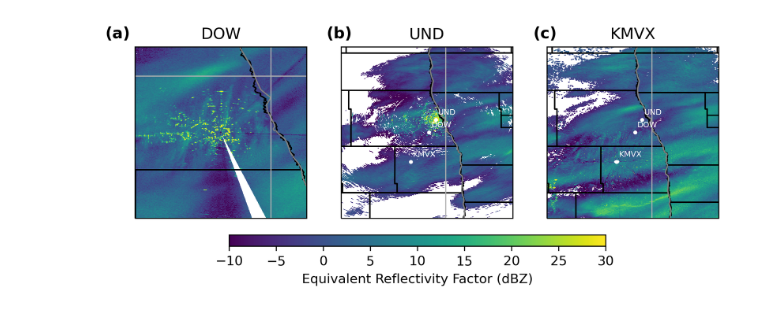
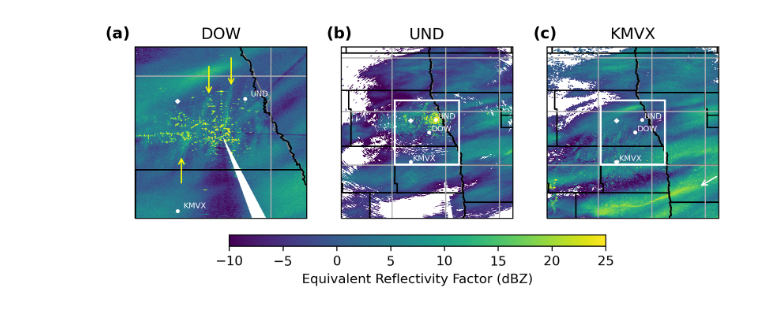
Before and after one commit to KennedyClouds/BAMS_2021, a Jupyter notebook: Radar_Fig.ipynb, the cells around one changed output. Cells and saved outputs as stored; diff of their text form; code cells hidden in the pictures.

```diff
--- a/Radar_Fig.ipynb
+++ b/Radar_Fig.ipynb
@@ -1,7 +1,7 @@
 # %%
 # Program to plot KMVX, UND radar, and DOW radar reflectivity, all at one time in a three-panel setup
-# Last edit on 13 Feb 2021
-
+# Originally created by Alec Sczepanski, edited by Aaron Kennedy
+# Last edit on 14 Feb 2021
 import matplotlib.pyplot as plt
 import pyart
 import netCDF4
@@ -38,14 +38,15 @@ max_lat = center_lat + 0.8
 min_lon = center_lon - 0.8
 max_lon = center_lon + 0.8
 
-
+dowlons = [min_lon+.5, max_lon-.5, max_lon-.5, min_lon+.5,min_lon+.5] #bounds for red box
+dowlats = [max_lat-.5, max_lat-.5, min_lat+.5, min_lat+.5,max_lat-.5]
 # Process UND second:
 radar_UND = pyart.io.read(fname_UND)
 display_UND = pyart.graph.RadarMapDisplay(radar_UND)
 
 #Use gatefilter to mask out noise and ground clutter around radar
 gatefilter = pyart.correct.GateFilter(radar_UND)
-gatefilter.exclude_below('cross_correlation_ratio', 0.7, exclude_masked = True)
+gatefilter.exclude_below('cross_correlation_ratio', 0.5, exclude_masked = True)
 
 
 # Finally, process KMVX:
@@ -60,17 +61,16 @@ display_MVX = pyart.graph.RadarMapDisplay(radar_MVX)
 
 # Time to plot a 1x3 plot
 projection = ccrs.PlateCarree()
-fig = plt.figure(figsize = [8,4],dpi=300)
+fig = plt.figure(figsize = [8,4],dpi=300,facecolor='white')
 
 lons=[-98,-97.5,-97,-96.5,-96,-95.5-95]
 lats=[46,46.5,47,47.5,48]
 #DOW
 ax1 = fig.add_subplot(131, projection = projection)
-ax1.add_feature(USCOUNTIES.with_scale('5m'))
 display_DOW.plot_ppi_map('DBZHC',
-        0,
+        0,raster=True,
         vmin = -10,
-        vmax = 30,
+        vmax = 25,
         min_lon = min_lon+.5,
         max_lon = max_lon-.5,
         min_lat = min_lat+.5,
@@ -83,19 +83,30 @@ display_DOW.plot_ppi_map('DBZHC',
         lon_0 = center_lon,
         title = 'DOW',
         cmap = 'viridis',
-        lat_lines=lats,
-        lon_lines=lons)
-#display_DOW.plot_point(-97.1747, 47.8025)
+        lat_lines=np.arange(45, 49, 0.5),
+        lon_lines=np.arange(-99, -94, 0.5))
+ax1.add_feature(USCOUNTIES.with_scale('5m'))
 ax1.text(-.1, 1.05,'(a)',horizontalalignment='center',fontsize=12,transform=ax1.transAxes,weight='bold')
+ax1.plot(-97.3254,47.9117,color='white',transform=ccrs.PlateCarree(),marker='D',zorder=2,markersize=2)
+ax1.plot(-97.09, 47.92,color='white',transform=ccrs.PlateCarree(),marker='o',zorder=2,markersize=2)
+ax1.text(-97.07, 47.93,'UND',color='white',transform=ccrs.PlateCarree(),fontsize=6)
+ax1.plot(center_lon_MVX, center_lat_MVX,color='white',transform=ccrs.PlateCarree(),marker='o',zorder=2,markersize=2)
+ax1.text(center_lon_MVX+.02, center_lat_MVX+.01,'KMVX',color='white',transform=ccrs.PlateCarree(),fontsize=6)
+ax1.annotate("",xy=(0.56, 0.76), xycoords='axes fraction',xytext=(0.56, 0.95), textcoords='axes fraction',
+            arrowprops=dict(arrowstyle="->",connectionstyle="arc3",color="yellow"))
+ax1.annotate("",xy=(0.43,0.71), xycoords='axes fraction',xytext=(0.43,0.90), textcoords='axes fraction',
+            arrowprops=dict(arrowstyle="->",connectionstyle="arc3",color="yellow"))
+ax1.annotate("",xy=(0.27,0.37), xycoords='axes fraction',xytext=(0.27,0.19), textcoords='axes fraction',
+            arrowprops=dict(arrowstyle="->",connectionstyle="arc3",color="yellow"))
 
 #UND
 
 ax2 = fig.add_subplot(132, projection = projection)
-ax2.add_feature(USCOUNTIES.with_scale('5m'))
+
 display_UND.plot_ppi_map('reflectivity',
-        3, #Sweep number 0=0.5deg, 1=1.0deg, 2=1.5deg, 3=2.0deg, 4=2.75deg, 5=3.5deg, 6=4.25deg, 7=5.0deg, 8=6.0deg, 9=7.0deg
+        3,raster=True, #Sweep number 0=0.5deg, 1=1.0deg, 2=1.5deg, 3=2.0deg, 4=2.75deg, 5=3.5deg, 6=4.25deg, 7=5.0deg, 8=6.0deg, 9=7.0deg
         vmin = -10,
-        vmax = 30,
+        vmax = 25,
         min_lon = min_lon,
         max_lon = max_lon,
         min_lat = min_lat,
@@ -108,23 +119,28 @@ display_UND.plot_ppi_map('reflectivity',
         lon_0 = center_lon,
         title = 'UND',
         cmap = 'viridis',
-        gatefilter = gatefilter)
-#display_UND.plot_point(-97.09, 47.92)
+        gatefilter = gatefilter,
+        lat_lines=np.arange(45, 49, 0.5),
+        lon_lines=np.arange(-99, -94, 0.5))
+ax2.add_feature(USCOUNTIES.with_scale('5m'))
+
 ax2.text(-.01, 1.05,'(b)',horizontalalignment='center',fontsize=12,transform=ax2.transAxes,weight='bold')
+ax2.plot(dowlons, dowlats, transform=ccrs.PlateCarree(),linewidth=1.5,color="white",zorder=2)
+ax2.plot(-97.3254,47.9117,color='white',transform=ccrs.PlateCarree(),marker='D',zorder=2,markersize=2)
 ax2.plot(-97.1547, 47.8025,color='white',transform=ccrs.PlateCarree(),marker='o',zorder=2,markersize=2)
-ax2.text(-97.1347, 47.8525,'DOW',color='white',transform=ccrs.PlateCarree(),fontsize=6)
+ax2.text(-97.1347, 47.8125,'DOW',color='white',transform=ccrs.PlateCarree(),fontsize=6)
 ax2.plot(-97.09, 47.92,color='white',transform=ccrs.PlateCarree(),marker='o',zorder=2,markersize=2)
-ax2.text(-97.07, 47.97,'UND',color='white',transform=ccrs.PlateCarree(),fontsize=6)
+ax2.text(-97.07, 47.93,'UND',color='white',transform=ccrs.PlateCarree(),fontsize=6)
 ax2.plot(center_lon_MVX, center_lat_MVX,color='white',transform=ccrs.PlateCarree(),marker='o',zorder=2,markersize=2)
-ax2.text(center_lon_MVX+.02, center_lat_MVX+.05,'KMVX',color='white',transform=ccrs.PlateCarree(),fontsize=6)
+ax2.text(center_lon_MVX+.02, center_lat_MVX+.01,'KMVX',color='white',transform=ccrs.PlateCarree(),fontsize=6)
 #KMVX
 ax3 = fig.add_subplot(133, projection = projection)
-ax3.add_feature(USCOUNTIES.with_scale('5m'))
+
 
 display_MVX.plot_ppi_map('reflectivity',
-        0,
+        0,raster=True,
         vmin = -10,
-        vmax = 30,
+        vmax = 25,
         min_lon = min_lon,
         max_lon = max_lon,
         min_lat = min_lat,
@@ -136,21 +152,27 @@ display_MVX.plot_ppi_map('reflectivity',
         lat_0 = center_lat,
         lon_0 = center_lon,
         title = 'KMVX',
-        cmap = 'viridis')
-#display_MVX.plot_point(center_lon_MVX, center_lat_MVX)
+        cmap = 'viridis',
+        lat_lines=np.arange(45, 49, 0.5),
+        lon_lines=np.arange(-99, -94, 0.5))
+ax3.add_feature(USCOUNTIES.with_scale('5m'))
 ax3.text(-.01, 1.05,'(c)',horizontalalignment='center',fontsize=12,transform=ax3.transAxes,weight='bold')
+ax3.plot(dowlons, dowlats, transform=ccrs.PlateCarree(),linewidth=1.5,color="white",zorder=2)
+ax3.plot(-97.3254,47.9117,color='white',transform=ccrs.PlateCarree(),marker='D',zorder=2,markersize=2)
 ax3.plot(-97.1547, 47.8025,color='white',transform=ccrs.PlateCarree(),marker='o',zorder=2,markersize=2)
-ax3.text(-97.1347, 47.8525,'DOW',color='white',transform=ccrs.PlateCarree(),fontsize=6)
+ax3.text(-97.1347, 47.8125,'DOW',color='white',transform=ccrs.PlateCarree(),fontsize=6)
 ax3.plot(-97.09, 47.92,color='white',transform=ccrs.PlateCarree(),marker='o',zorder=2,markersize=2)
-ax3.text(-97.07, 47.97,'UND',color='white',transform=ccrs.PlateCarree(),fontsize=6)
+ax3.text(-97.07, 47.93,'UND',color='white',transform=ccrs.PlateCarree(),fontsize=6)
 ax3.plot(center_lon_MVX, center_lat_MVX,color='white',transform=ccrs.PlateCarree(),marker='o',zorder=2,markersize=2)
-ax3.text(center_lon_MVX+.02, center_lat_MVX+.05,'KMVX',color='white',transform=ccrs.PlateCarree(),fontsize=6)
+ax3.text(center_lon_MVX+.02, center_lat_MVX+.01,'KMVX',color='white',transform=ccrs.PlateCarree(),fontsize=6)
+ax3.annotate("",xy=(0.88, 0.18), xycoords='axes fraction',xytext=(1, 0.25), textcoords='axes fraction',
+            arrowprops=dict(arrowstyle="->",connectionstyle="arc3",color="white"))
 #Setup colorbar
 colorbar_panel_axes = [0.25, 0.2, 0.5, 0.03]
 cbax = fig.add_axes(colorbar_panel_axes)
 display_MVX.plot_colorbar(cax=cbax,orient='horizontal', label='Equivalent Reflectivity Factor (dBZ)')
 plt.tight_layout()
 
-#plt.savefig('BAMS_3_panel_radar_0840UTC_v2_gatefiltered_lettered.png', dpi = 250)
+plt.savefig('BAMS_3_panel_radar_0840UTC.png',bbox_inches='tight')
 plt.show()
 # %% [output]
@@ -157 +188 @@ plt.show()
-[figure, old version]
+[figure, new version]
```
Also changed, not shown: parts of 2 cells of this notebook, 18 other files.
